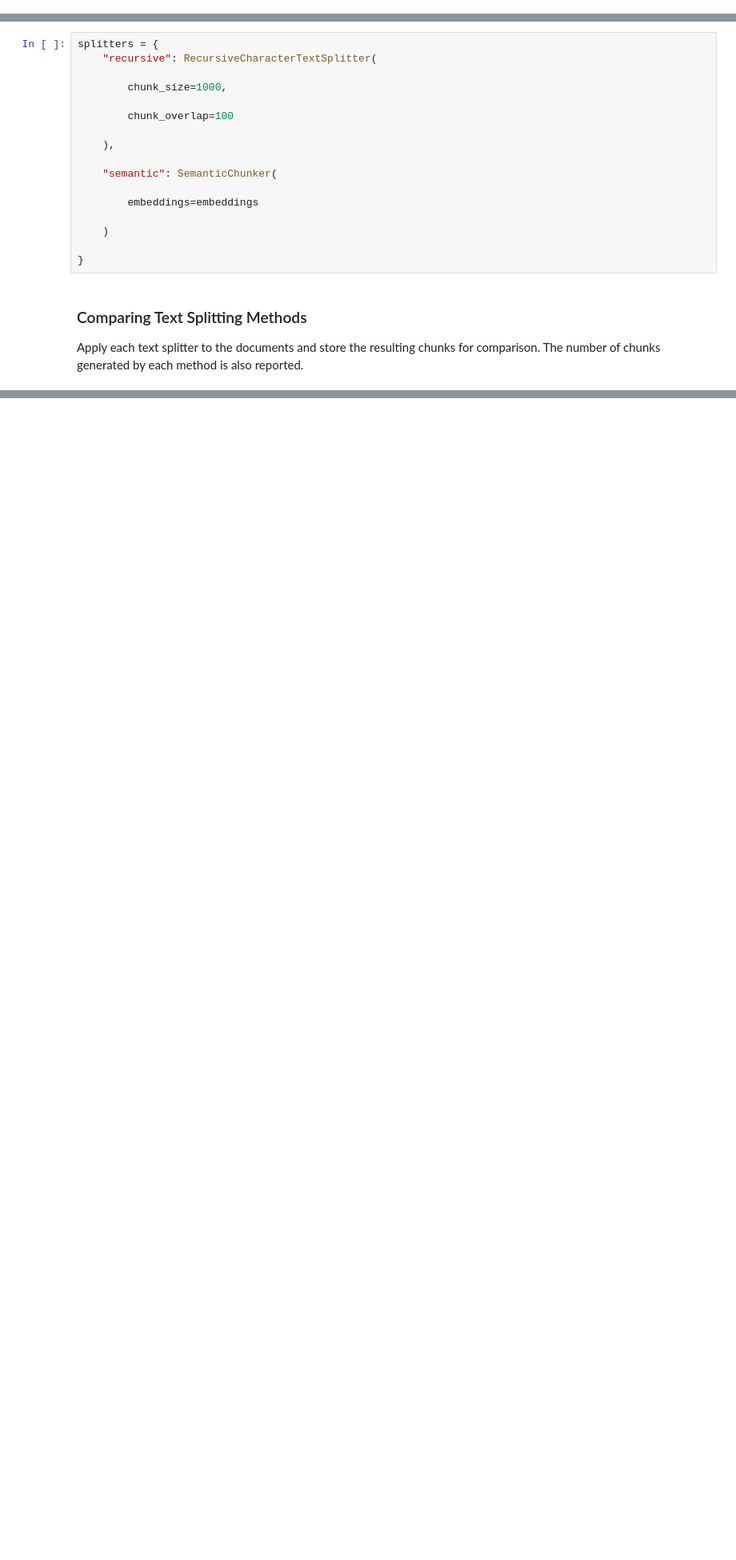
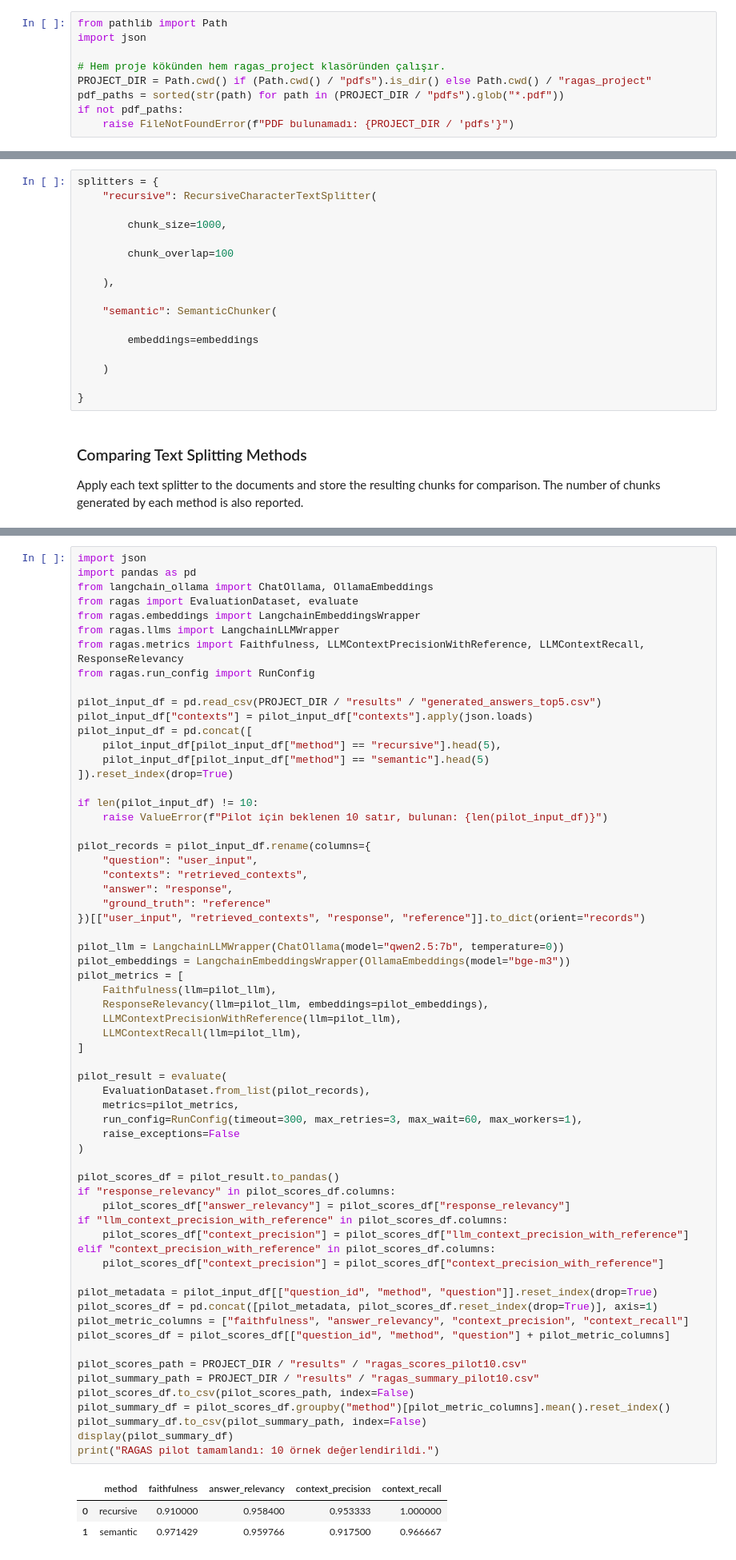
Before and after one commit to azatdundar/RagasProject, a Jupyter notebook: ragas_project.ipynb, the cells around one changed output, grey strips where cells are left out. Shown at 80% size. Cells and saved outputs as stored; diff of their text form; blank space fills up the shorter version.

```diff
--- a/ragas_project.ipynb
+++ b/ragas_project.ipynb
@@ -26,3 +6,12 @@ pdf_paths = glob.glob("pdfs/*.pdf")
+# %%
+from pathlib import Path
+import json
+
+# Hem proje kökünden hem ragas_project klasöründen çalışır.
+PROJECT_DIR = Path.cwd() if (Path.cwd() / "pdfs").is_dir() else Path.cwd() / "ragas_project"
+pdf_paths = sorted(str(path) for path in (PROJECT_DIR / "pdfs").glob("*.pdf"))
+if not pdf_paths:
+    raise FileNotFoundError(f"PDF bulunamadı: {PROJECT_DIR / 'pdfs'}")
 # %%
 docs = []
 
@@ -382,0 +687,67 @@ for splitter in ["recursive", "semantic"]:
+# %%
+import json
+import pandas as pd
+from langchain_ollama import ChatOllama, OllamaEmbeddings
+from ragas import EvaluationDataset, evaluate
+from ragas.embeddings import LangchainEmbeddingsWrapper
+from ragas.llms import LangchainLLMWrapper
+from ragas.metrics import Faithfulness, LLMContextPrecisionWithReference, LLMContextRecall, ResponseRelevancy
+from ragas.run_config import RunConfig
+
+pilot_input_df = pd.read_csv(PROJECT_DIR / "results" / "generated_answers_top5.csv")
+pilot_input_df["contexts"] = pilot_input_df["contexts"].apply(json.loads)
+pilot_input_df = pd.concat([
+    pilot_input_df[pilot_input_df["method"] == "recursive"].head(5),
+    pilot_input_df[pilot_input_df["method"] == "semantic"].head(5)
+]).reset_index(drop=True)
+
+if len(pilot_input_df) != 10:
+    raise ValueError(f"Pilot için beklenen 10 satır, bulunan: {len(pilot_input_df)}")
+
+pilot_records = pilot_input_df.rename(columns={
+    "question": "user_input",
+    "contexts": "retrieved_contexts",
+    "answer": "response",
+    "ground_truth": "reference"
+})[["user_input", "retrieved_contexts", "response", "reference"]].to_dict(orient="records")
+
+pilot_llm = LangchainLLMWrapper(ChatOllama(model="qwen2.5:7b", temperature=0))
+pilot_embeddings = LangchainEmbeddingsWrapper(OllamaEmbeddings(model="bge-m3"))
+pilot_metrics = [
+    Faithfulness(llm=pilot_llm),
+    ResponseRelevancy(llm=pilot_llm, embeddings=pilot_embeddings),
+    LLMContextPrecisionWithReference(llm=pilot_llm),
+    LLMContextRecall(llm=pilot_llm),
+]
+
+pilot_result = evaluate(
+    EvaluationDataset.from_list(pilot_records),
+    metrics=pilot_metrics,
+    run_config=RunConfig(timeout=300, max_retries=3, max_wait=60, max_workers=1),
+    raise_exceptions=False
+)
+
+pilot_scores_df = pilot_result.to_pandas()
+if "response_relevancy" in pilot_scores_df.columns:
+    pilot_scores_df["answer_relevancy"] = pilot_scores_df["response_relevancy"]
+if "llm_context_precision_with_reference" in pilot_scores_df.columns:
+    pilot_scores_df["context_precision"] = pilot_scores_df["llm_context_precision_with_reference"]
+elif "context_precision_with_reference" in pilot_scores_df.columns:
+    pilot_scores_df["context_precision"] = pilot_scores_df["context_precision_with_reference"]
+
+pilot_metadata = pilot_input_df[["question_id", "method", "question"]].reset_index(drop=True)
+pilot_scores_df = pd.concat([pilot_metadata, pilot_scores_df.reset_index(drop=True)], axis=1)
+pilot_metric_columns = ["faithfulness", "answer_relevancy", "context_precision", "context_recall"]
+pilot_scores_df = pilot_scores_df[["question_id", "method", "question"] + pilot_metric_columns]
+
+pilot_scores_path = PROJECT_DIR / "results" / "ragas_scores_pilot10.csv"
+pilot_summary_path = PROJECT_DIR / "results" / "ragas_summary_pilot10.csv"
+pilot_scores_df.to_csv(pilot_scores_path, index=False)
+pilot_summary_df = pilot_scores_df.groupby("method")[pilot_metric_columns].mean().reset_index()
+pilot_summary_df.to_csv(pilot_summary_path, index=False)
+display(pilot_summary_df)
+print("RAGAS pilot tamamlandı: 10 örnek değerlendirildi.")
+# %% [output]
+|  | method | faithfulness | answer_relevancy | context_precision | context_recall |
+| 0 | recursive | 0.910000 | 0.958400 | 0.953333 | 1.000000 |
+| 1 | semantic | 0.971429 | 0.959766 | 0.917500 | 0.966667 |
```
Also changed, not shown: parts of 32 cells of this notebook.
